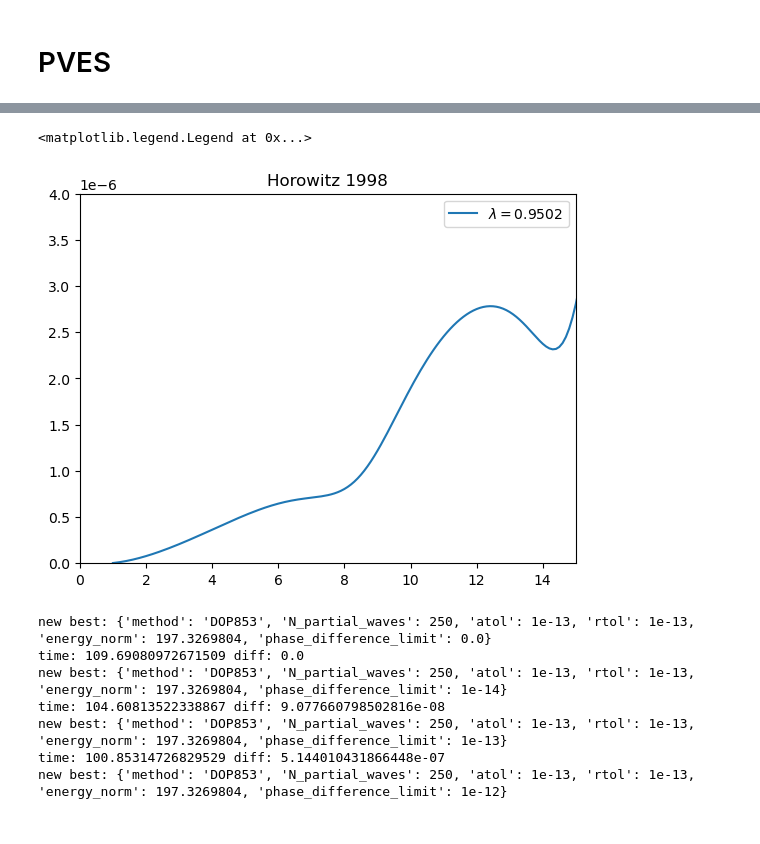
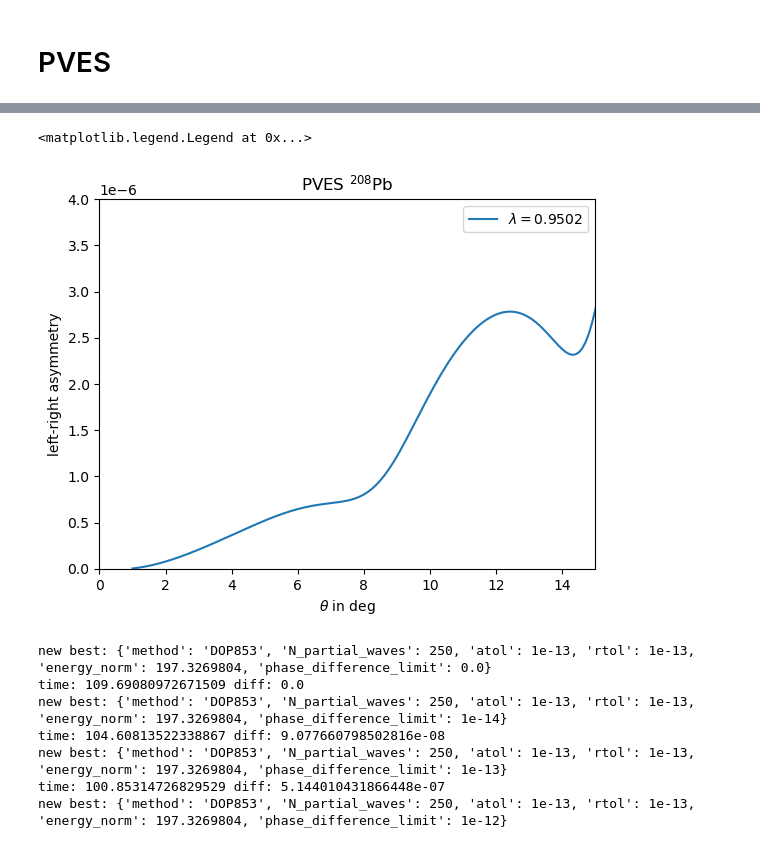
Before and after one commit to Partynumbers42/phasr, a Jupyter notebook: docs/Example.ipynb, the cells around one changed output, grey strips where cells are left out. Drawn from its saved outputs; the diff is of its cells as text; code cells hidden in the pictures.

```diff
--- a/docs/Example.ipynb
+++ b/docs/Example.ipynb
@@ -587,6 +585,7 @@ def weak_density_model(r,lam,nucleus): return (nucleus.Qw/nucleus.Z)*lam**3*nucl
 # %%
-Pb208_test = phr.nucleus('Pb208_test_095',Z=82,A=208,c=6.4,z=0.54,w=0.32)
-Pb208_test.weak_density = partial(weak_density_model,lam=0.9502,nucleus=Pb208_test)
-Pb208_test.update_dependencies()
-Pb208_test.fill_gaps()
+nucleus_Pb208 = phr.nucleus('Pb208_Hor98_095',Z=82,A=208,c=6.4,z=0.54,w=0.32)
+def weak_density_model(r,lam,nucleus): return (nucleus.Qw/nucleus.Z)*lam**3*nucleus.charge_density(lam*r)
+nucleus_Pb208.weak_density = partial(weak_density_model,lam=0.9502,nucleus=Pb208_test)
+nucleus_Pb208.update_dependencies()
+nucleus_Pb208.fill_gaps()
 # %% [output]
@@ -607,7 +626,7 @@ plt.legend()
 # %%
 theta_deg=np.arange(1,50,1e-1)
 E_MeV=850
-A_PV_Pb208_test = phr.left_right_asymmetry_lepton_nucleus_scattering(E_MeV,theta_deg*pi/180,Pb208_test,verbose=True)
+A_PV_208Pb = phr.left_right_asymmetry_lepton_nucleus_scattering(E_MeV,theta_deg*pi/180,nucleus_Pb208,verbose=True)
 # %% [output]
 Calculate left crosssection ...
 E= 846.2705639962488 MeV
@@ -627,15 +646,16 @@ Calculate phaseshift for kappa= -71 , delta_diff=  -4.440892098500626e-16
 Calculate phaseshift for kappa= -72 , delta_diff=  0.0
 phase differences set to zero after kappa= -72
 # %%
-plt.title('Horowitz 1998')
-plt.plot(theta_deg,A_PV_Pb208_test,label=r'$\lambda=0.9502$')
-#
+plt.title(r'PVES $^{208}$Pb') #Horowitz 1998
+plt.plot(theta_deg,A_PV_208Pb,label=r'$\lambda=0.9502$')
 plt.ylim(0,4e-6)
 plt.xlim(0,15)
+plt.xlabel(r"$\theta$ in deg")
+plt.ylabel(r"left-right asymmetry")
 plt.legend()
 # %% [output]
 <matplotlib.legend.Legend at 0x...>
-[figure, old version]
+[figure, new version]
 # %%
 ## assess necessary precision
 # takes a long time, but enables faster evaluation once these are set
```
Also changed, not shown: parts of 14 cells of this notebook, 3 other files.
